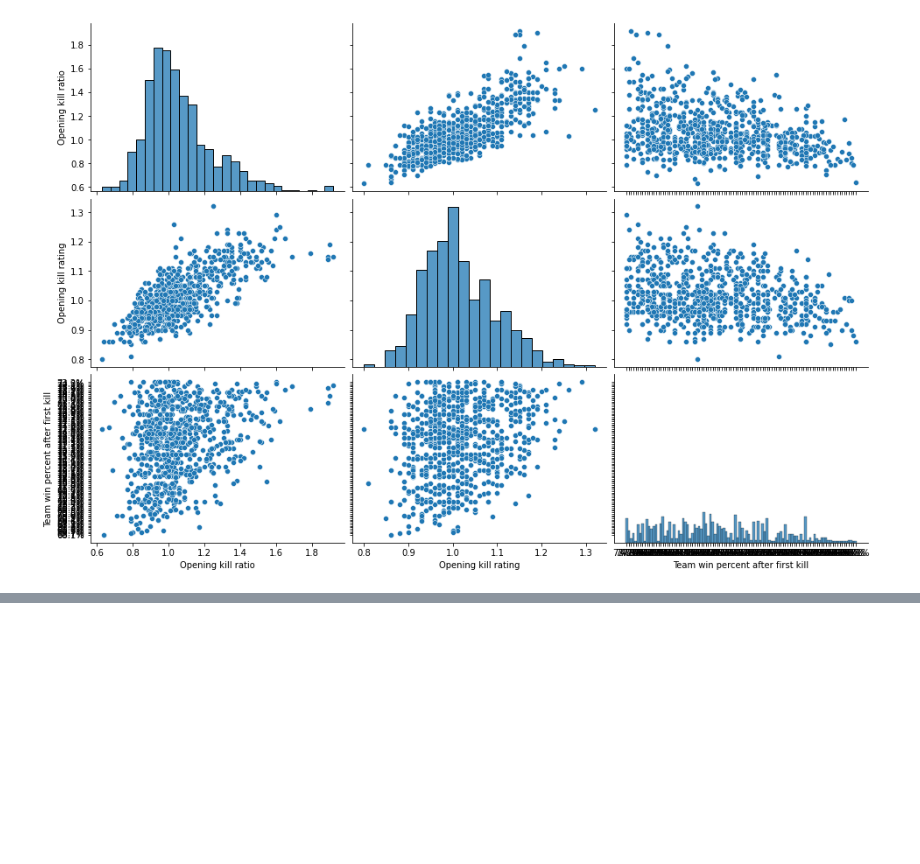
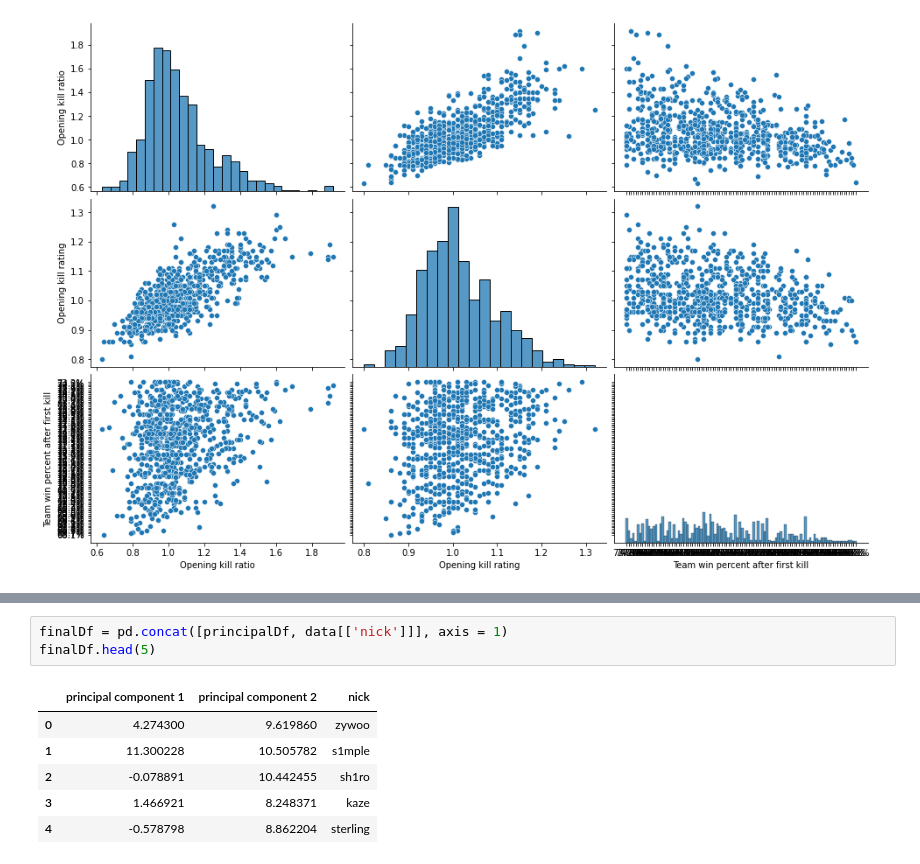
Before and after one commit to boris-on/cs-styles-vizualization, a Jupyter notebook: main.ipynb, the cells around one changed output, grey strips where cells are left out. Saved outputs shown, nothing was run; the diff lists cells and outputs as text; blank space fills up the shorter version.

```diff
--- a/main.ipynb
+++ b/main.ipynb
@@ -82,0 +113,10 @@ sns.scatterplot(x=data["awp"][data.nick == 'kennys'],
+# %%
+finalDf = pd.concat([principalDf, data[['nick']]], axis = 1)
+finalDf.head(5)
+# %% [output]
+|  | principal component 1 | principal component 2 | nick |
+| 0 | 4.274300 | 9.619860 | zywoo |
+| 1 | 11.300228 | 10.505782 | s1mple |
+| 2 | -0.078891 | 10.442455 | sh1ro |
+| 3 | 1.466921 | 8.248371 | kaze |
+| 4 | -0.578798 | 8.862204 | sterling |
```
Also changed, not shown: parts of 13 cells of this notebook, 1 other file.
